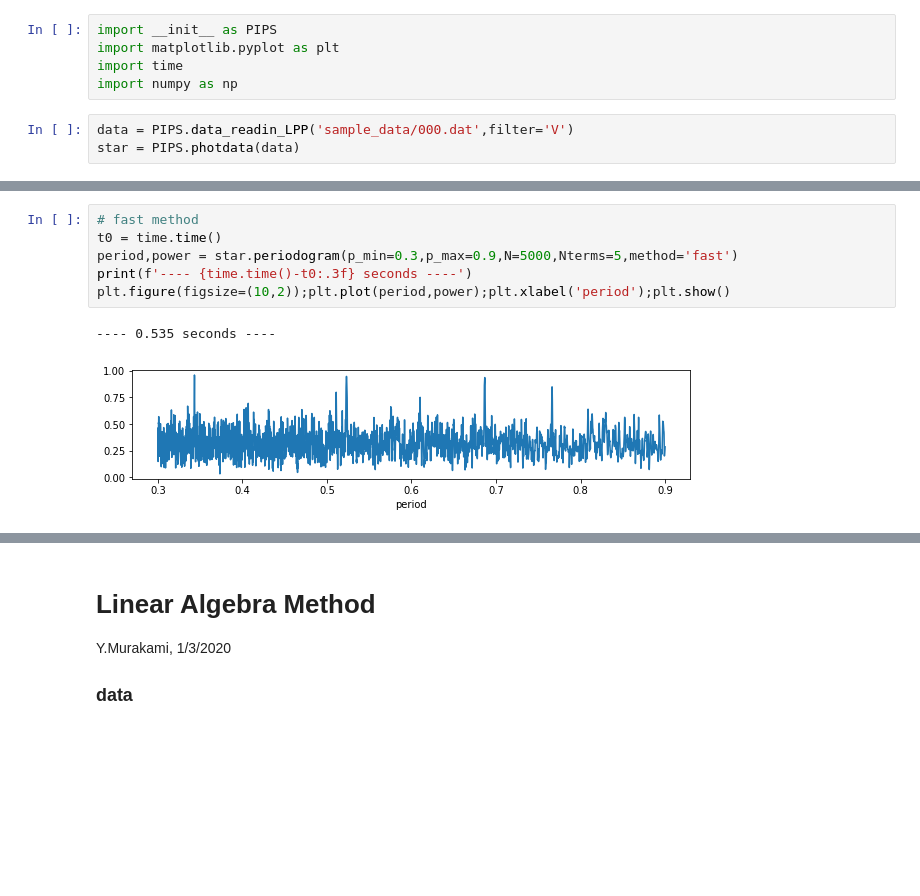
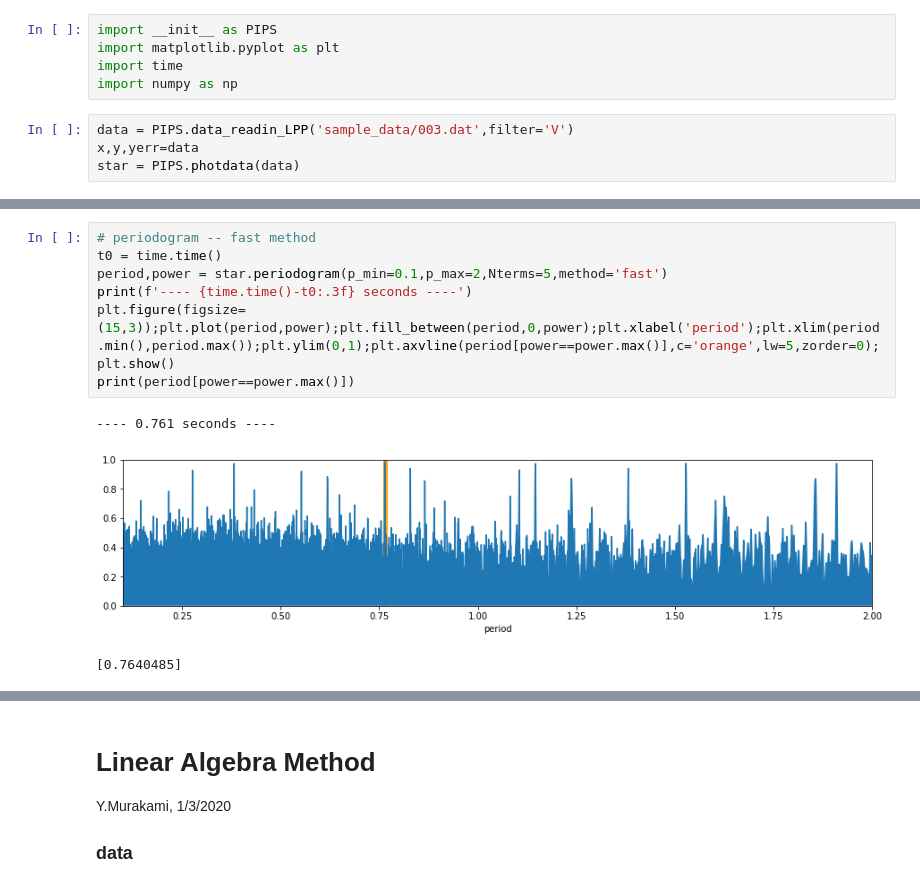
Before and after one commit to SterlingYM/astroPIPS, a Jupyter notebook: test.ipynb, the cells around one changed output, grey strips where cells are left out. Drawn from its saved outputs; the diff is of its cells as text; blank space fills up the shorter version.

```diff
--- a/test.ipynb
+++ b/test.ipynb
@@ -6,5 +6,6 @@ import matplotlib.pyplot as plt
 import time
 import numpy as np
 # %%
-data = PIPS.data_readin_LPP('sample_data/000.dat',filter='V')
+data = PIPS.data_readin_LPP('sample_data/003.dat',filter='V')
+x,y,yerr=data
 star = PIPS.photdata(data)
@@ -11,12 +37,14 @@ star = PIPS.photdata(data)
 # %%
-# fast method
+# periodogram -- fast method
 t0 = time.time()
-period,power = star.periodogram(p_min=0.3,p_max=0.9,N=5000,Nterms=5,method='fast')
+period,power = star.periodogram(p_min=0.1,p_max=2,Nterms=5,method='fast')
 print(f'---- {time.time()-t0:.3f} seconds ----')
-plt.figure(figsize=(10,2));plt.plot(period,power);plt.xlabel('period');plt.show()
+plt.figure(figsize=(15,3));plt.plot(period,power);plt.fill_between(period,0,power);plt.xlabel('period');plt.xlim(period.min(),period.max());plt.ylim(0,1);plt.axvline(period[power==power.max()],c='orange',lw=5,zorder=0);plt.show()
+print(period[power==power.max()])
 # %% [output]
----- 0.535 seconds ----
+---- 0.761 seconds ----
-[figure, old version]
+[figure, new version]
+[0.7640485]
 # %%
 # slower but customizable method (users can add custom models)
 
```
Also changed, not shown: parts of 3 cells of this notebook, 5 other files.
